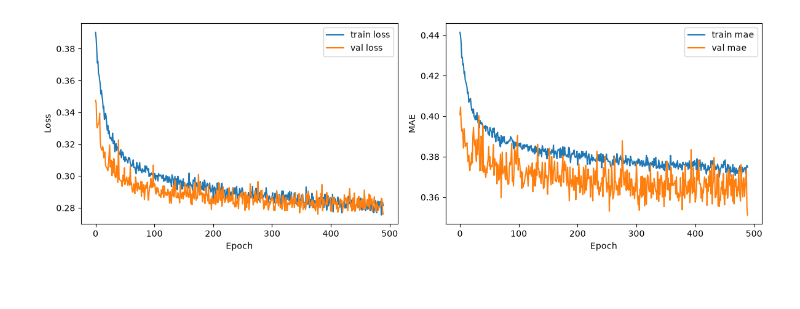
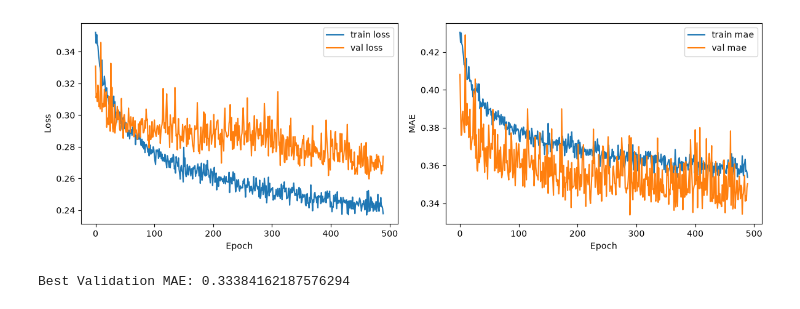
Before and after one commit to Aleksi246/neuroverkko, a Jupyter notebook: week2pe.ipynb, the cells around one changed output. Cells and saved outputs as stored; diff of their text form; code cells hidden in the pictures.

```diff
--- a/week2pe.ipynb
+++ b/week2pe.ipynb
@@ -67,9 +73,12 @@ plt.show()
 # %%
+from keras.regularizers import l2
+from keras.callbacks import EarlyStopping
+
 inputs = keras.Input(shape=(8,))
 x = layers.Dense(64, activation='relu')(inputs)
-x = layers.Dropout(0.3)(x)
+x = layers.BatchNormalization()(x)
 x = layers.Dense(64, activation='relu')(x)
-x = layers.Dropout(0.2)(x)
+x = layers.BatchNormalization()(x)
 outputs = layers.Dense(1)(x)
 
 model = keras.Model(inputs=inputs, outputs=outputs)
@@ -80,21 +89,24 @@ history = model.fit(x_train, y_train, epochs=500, batch_size=32, validation_data
 # %%
 plt.figure(figsize=(12, 4))
 
 plt.subplot(1, 2, 1)
 plt.plot(history.history['loss'][10:], label='train loss')
 plt.plot(history.history['val_loss'][10:], label='val loss')
 plt.legend()
 plt.xlabel('Epoch')
 plt.ylabel('Loss')
 
 plt.subplot(1, 2, 2)
 plt.plot(history.history['mae'][10:], label='train mae')
 plt.plot(history.history['val_mae'][10:], label='val mae')
 plt.legend()
 plt.xlabel('Epoch')
 plt.ylabel('MAE')
 
 plt.tight_layout()
 plt.show()
+best_mae = min(history.history['val_mae'])
+print("Best Validation MAE:", best_mae)
 # %% [output]
-[figure, old version]
+[figure, new version]
+Best Validation MAE: 0.33384162187576294
```
Also changed, not shown: parts of 5 cells of this notebook, 1 other file.
